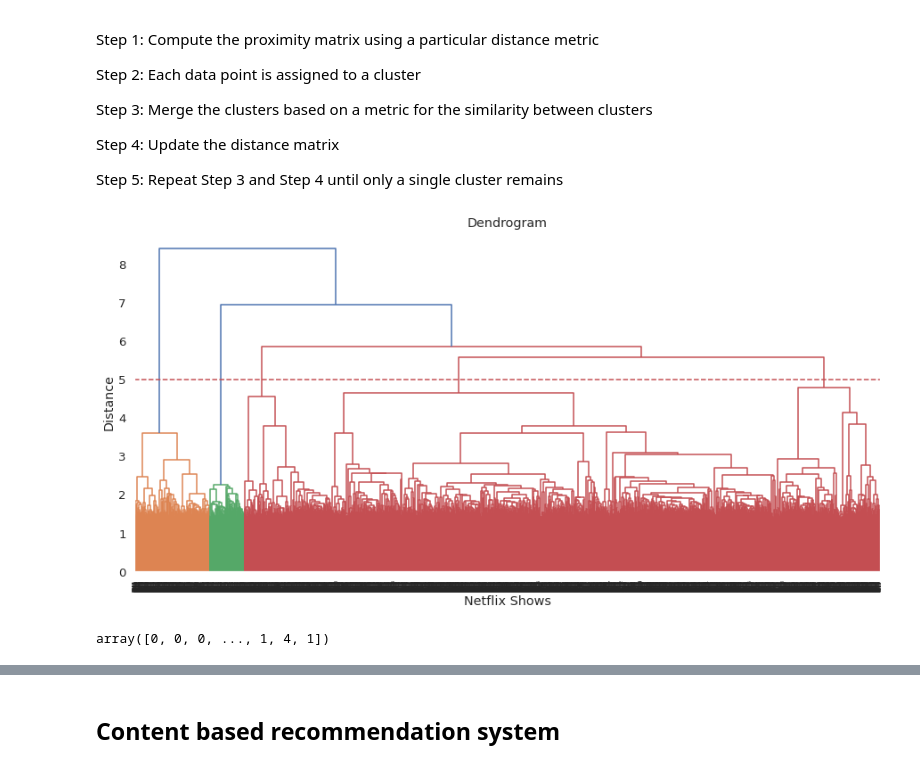
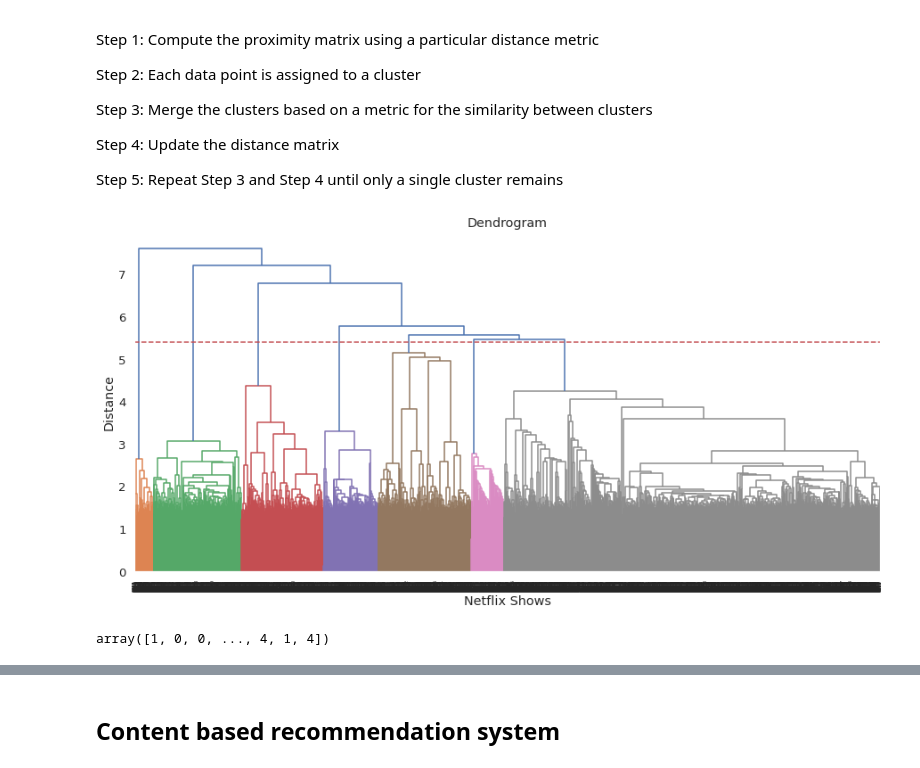
Before and after one commit to Rajakumaran-S/Netflix_Movie_and_TV_Shows_Clustering, a Jupyter notebook: Netflix_Movie_and_TV_Shows_Clustering_Raja.ipynb, the cells around one changed output, grey strips where cells are left out. Cells and saved outputs as stored; diff of their text form; code cells hidden in the pictures.

```diff
--- a/Netflix_Movie_and_TV_Shows_Clustering_Raja.ipynb
+++ b/Netflix_Movie_and_TV_Shows_Clustering_Raja.ipynb
@@ -945,8 +944,11 @@ We will cluster the movie/shows on Netflix based on the following attributes:
 # %%
 # Expand Contraction
 cluster_df = df[['title']]
-# cluster_df['cluster_data'] = (df['director'] + ' ' + df['cast'] + ' ' + df['country']  + ' ' + df['rating'] + ' ' + df['listed_in'] + ' ' + df['description']).astype(str)
-cluster_df['cluster_data'] = (df['listed_in'] + ' ' + df['description']).astype(str)
+cluster_df['cluster_data'] = (df['director'] + ' '
+                                  + df['cast'] + ' '
+                                  + df['country']  + ' '
+                                  + df['listed_in'] + ' '
+                                  + df['description']).astype(str)
 cluster_df.set_index('title', inplace = True)
 cluster_df.head()
 # %% [output]
@@ -1512,21 +1526,21 @@ import scipy.cluster.hierarchy as shc
 # %%
 # Building a dendogram to decide the number of clusters
 
 plt.figure(figsize=(15, 7))
 dend = shc.dendrogram(shc.linkage(X, method='ward'))
 plt.title('Dendrogram')
 plt.xlabel('Netflix Shows')
 plt.ylabel('Distance')
-plt.axhline(y= 5, color='r', linestyle='--')
+plt.axhline(y= 5.4, color='r', linestyle='--')
 plt.show()
 # %% [output]
-[figure, old version]
+[figure, new version]
 # %%
 # Fitting hierarchical clustering model
-hierarchical = AgglomerativeClustering(n_clusters=6, affinity='euclidean', linkage='ward')
+hierarchical = AgglomerativeClustering(n_clusters=7, affinity='euclidean', linkage='ward')
 hierarchical.fit_predict(X)
 # %% [output]
-array([0, 0, 0, ..., 1, 4, 1])
+array([1, 0, 0, ..., 4, 1, 4])
 # %%
 # Adding a hierarchical cluster number attribute
 df['hierarchical_cluster'] = hierarchical.labels_
```
Also changed, not shown: parts of 39 cells of this notebook.
